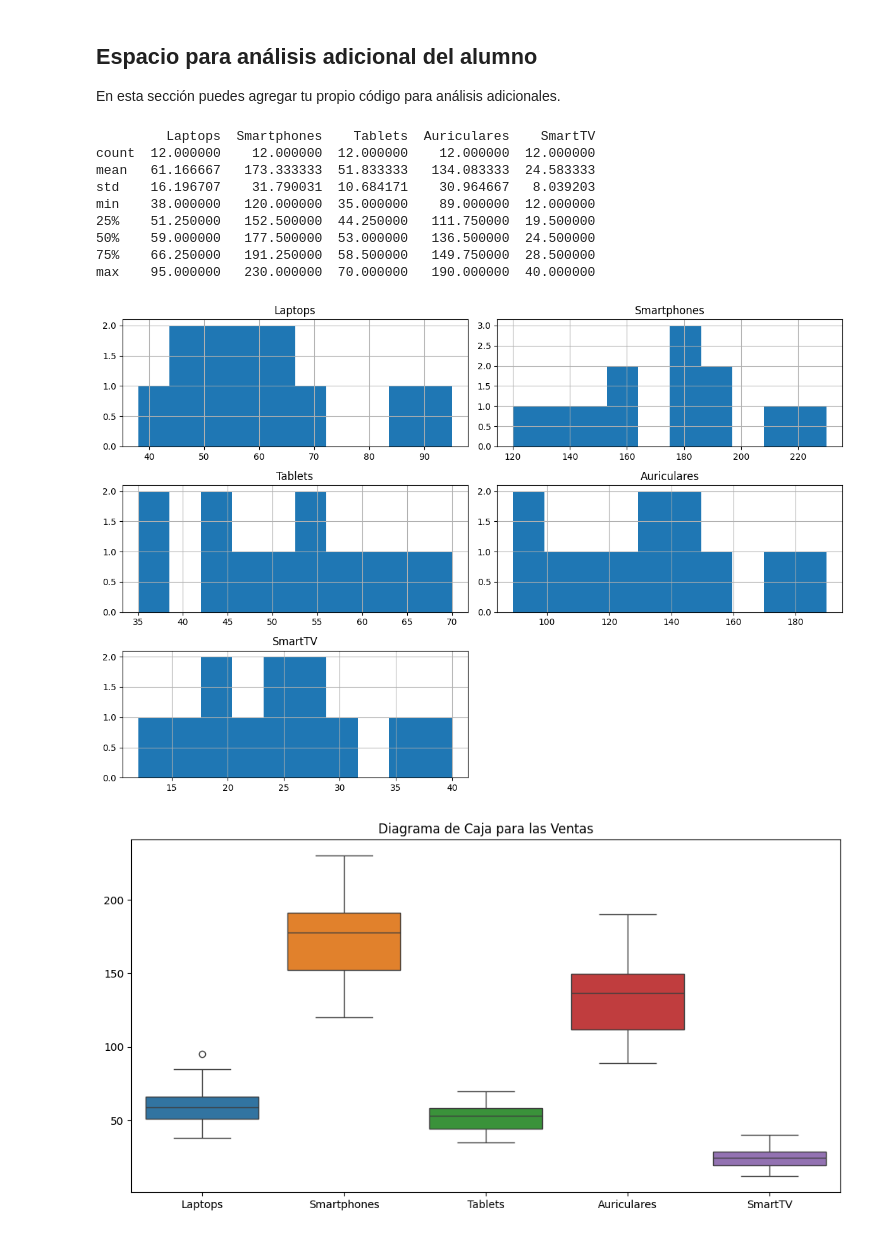
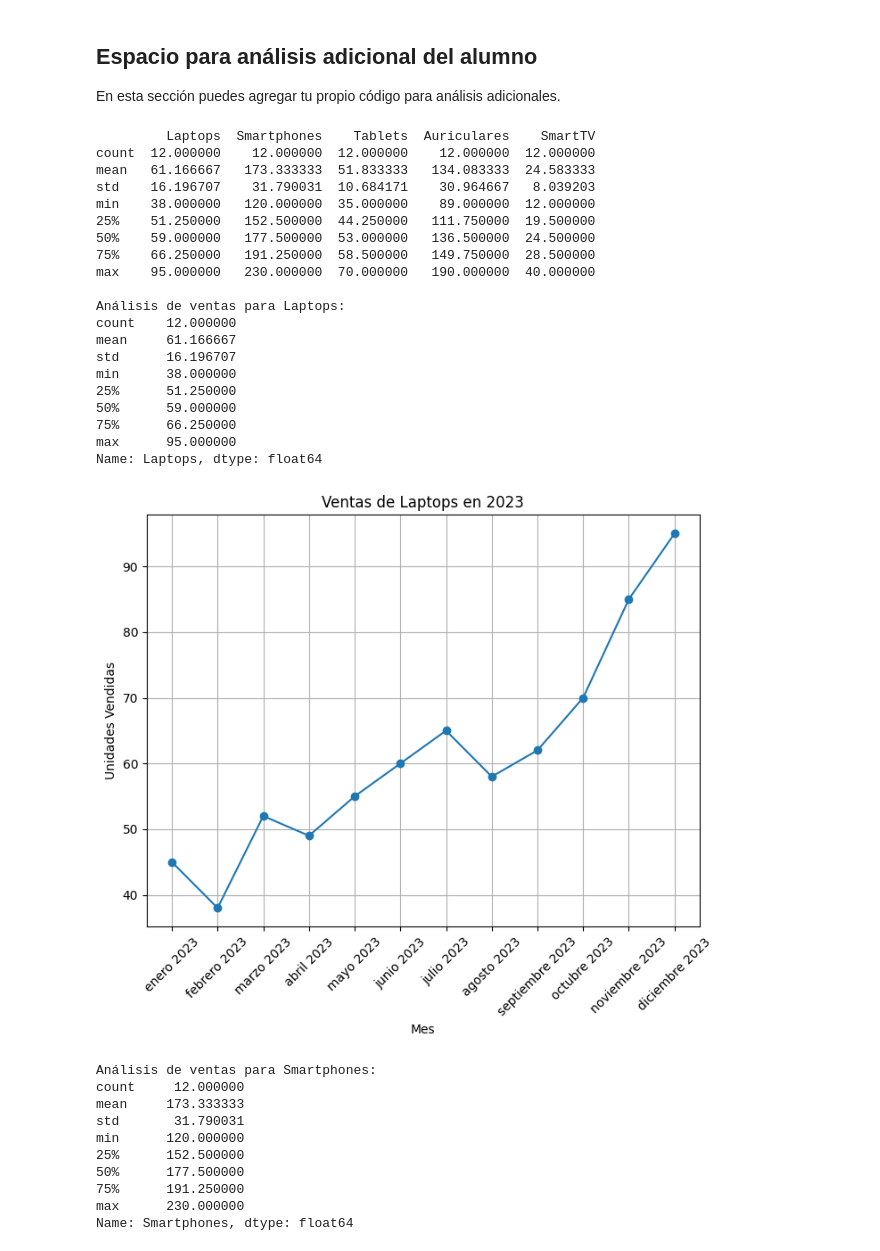
Before and after one commit to nahuel1/proyecto_integrado_1, a Jupyter notebook: ventas_analisis.ipynb, the cells around one changed output. Drawn from its saved outputs; the diff is of its cells as text; code cells hidden in the pictures.

```diff
--- a/ventas_analisis.ipynb
+++ b/ventas_analisis.ipynb
@@ -42,28 +43,50 @@ En esta sección puedes agregar tu propio código para análisis adicionales.
-# %%
-# prompt: generar datos descriptivos
-
-# Estadísticas descriptivas básicas
-print(df.describe())
-
-# Histograma de las ventas de cada producto
-df.hist(figsize=(12, 8))
-plt.tight_layout()
-plt.show()
-
-# Diagrama de caja para detectar valores atípicos
-plt.figure(figsize=(12, 6))
-sns.boxplot(data=df.iloc[:, 1:])  # Excluimos la columna 'Mes'
-plt.title('Diagrama de Caja para las Ventas')
-plt.show()
-# %% [output]
-         Laptops  Smartphones    Tablets  Auriculares    SmartTV
-count  12.000000    12.000000  12.000000    12.000000  12.000000
-mean   61.166667   173.333333  51.833333   134.083333  24.583333
-std    16.196707    31.790031  10.684171    30.964667   8.039203
-min    38.000000   120.000000  35.000000    89.000000  12.000000
-25%    51.250000   152.500000  44.250000   111.750000  19.500000
-50%    59.000000   177.500000  53.000000   136.500000  24.500000
-75%    66.250000   191.250000  58.500000   149.750000  28.500000
-max    95.000000   230.000000  70.000000   190.000000  40.000000
-[figure, removed]
-[figure, removed]
+# %%
+# prompt: generar datos descriptivos
+
+# Resumen estadístico de las ventas
+print(df.describe())
+
+# Análisis de ventas por categoría
+for columna in df.columns[1:]:
+  print(f"\nAnálisis de ventas para {columna}:")
+  print(df[columna].describe())
+  plt.figure(figsize=(8, 6))
+  plt.plot(df['Mes'], df[columna], marker='o')
+  plt.title(f'Ventas de {columna} en 2023')
+  plt.xlabel('Mes')
+  plt.ylabel('Unidades Vendidas')
+  plt.xticks(rotation=45)
+  plt.grid(True)
+  plt.show()
+# %% [output]
+         Laptops  Smartphones    Tablets  Auriculares    SmartTV
+count  12.000000    12.000000  12.000000    12.000000  12.000000
+mean   61.166667   173.333333  51.833333   134.083333  24.583333
+std    16.196707    31.790031  10.684171    30.964667   8.039203
+min    38.000000   120.000000  35.000000    89.000000  12.000000
+25%    51.250000   152.500000  44.250000   111.750000  19.500000
+50%    59.000000   177.500000  53.000000   136.500000  24.500000
+75%    66.250000   191.250000  58.500000   149.750000  28.500000
+max    95.000000   230.000000  70.000000   190.000000  40.000000
+
+Análisis de ventas para Laptops:
+count    12.000000
+mean     61.166667
+std      16.196707
+min      38.000000
+25%      51.250000
+50%      59.000000
+75%      66.250000
+max      95.000000
+Name: Laptops, dtype: float64
+[figure, added]
+Análisis de ventas para Smartphones:
+count     12.000000
+mean     173.333333
+std       31.790031
+min      120.000000
+25%      152.500000
+50%      177.500000
+75%      191.250000
+max      230.000000
+Name: Smartphones, dtype: float64
```
Also changed, not shown: parts of 4 cells of this notebook.
